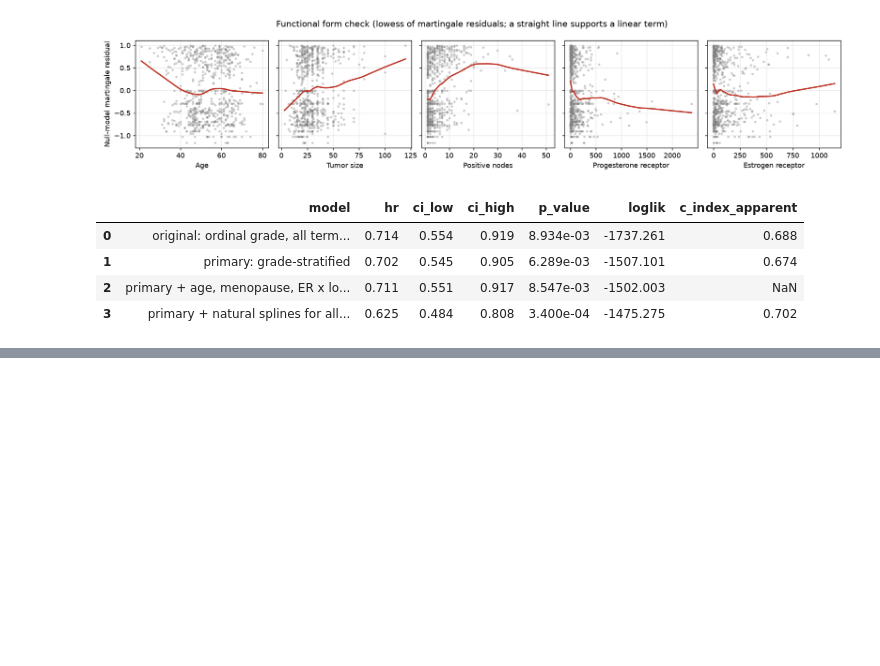
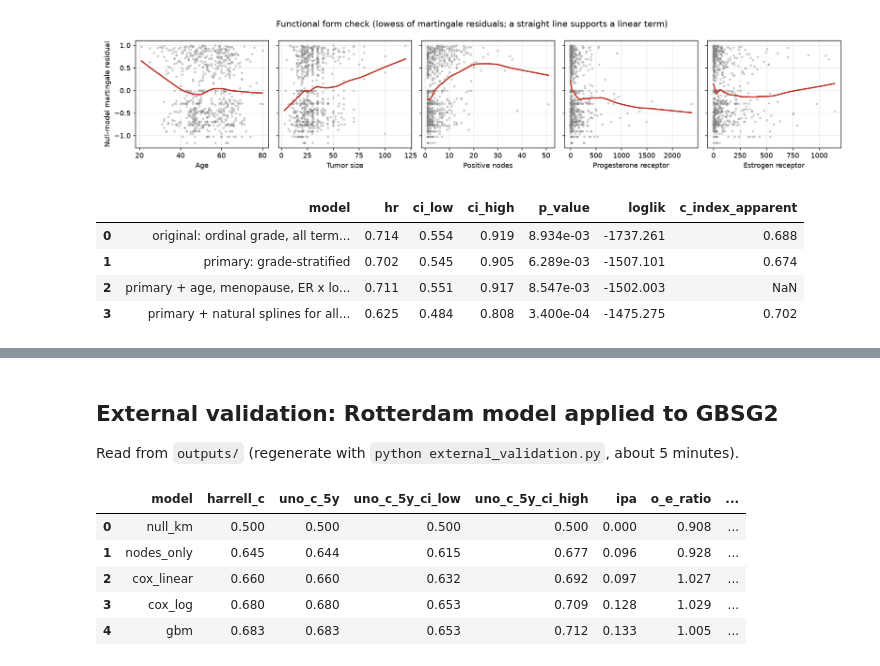
Before and after one commit to cperrone96/clinical-trial-survival-analysis, a Jupyter notebook: survival_analysis.ipynb, the cells around one changed output, grey strips where cells are left out. Drawn from its saved outputs; the diff is of its cells as text; code cells hidden in the pictures; blank space fills up the shorter version.

```diff
--- a/survival_analysis.ipynb
+++ b/survival_analysis.ipynb
@@ -124,0 +142,14 @@ pd.read_csv("outputs/hormone_therapy_sensitivity.csv")
+# %% [markdown]
+## External validation: Rotterdam model applied to GBSG2
+
+Read from `outputs/` (regenerate with `python external_validation.py`, about 5 minutes).
+# %%
+ext = pd.read_csv("outputs/external_validation.csv")
+ext[["model", "harrell_c", "uno_c_5y", "uno_c_5y_ci_low", "uno_c_5y_ci_high", "ipa", "o_e_ratio", "calibration_slope"]]
+# %% [output]
+|  | model | harrell_c | uno_c_5y | uno_c_5y_ci_low | uno_c_5y_ci_high | ipa | o_e_ratio | ... |
+| 0 | null_km | 0.500 | 0.500 | 0.500 | 0.500 | 0.000 | 0.908 | ... |
+| 1 | nodes_only | 0.645 | 0.644 | 0.615 | 0.677 | 0.096 | 0.928 | ... |
+| 2 | cox_linear | 0.660 | 0.660 | 0.632 | 0.692 | 0.097 | 1.027 | ... |
+| 3 | cox_log | 0.680 | 0.680 | 0.653 | 0.709 | 0.128 | 1.029 | ... |
+| 4 | gbm | 0.683 | 0.683 | 0.653 | 0.712 | 0.133 | 1.005 | ... |
```
Also changed, not shown: parts of 3 cells of this notebook, 19 other files.
